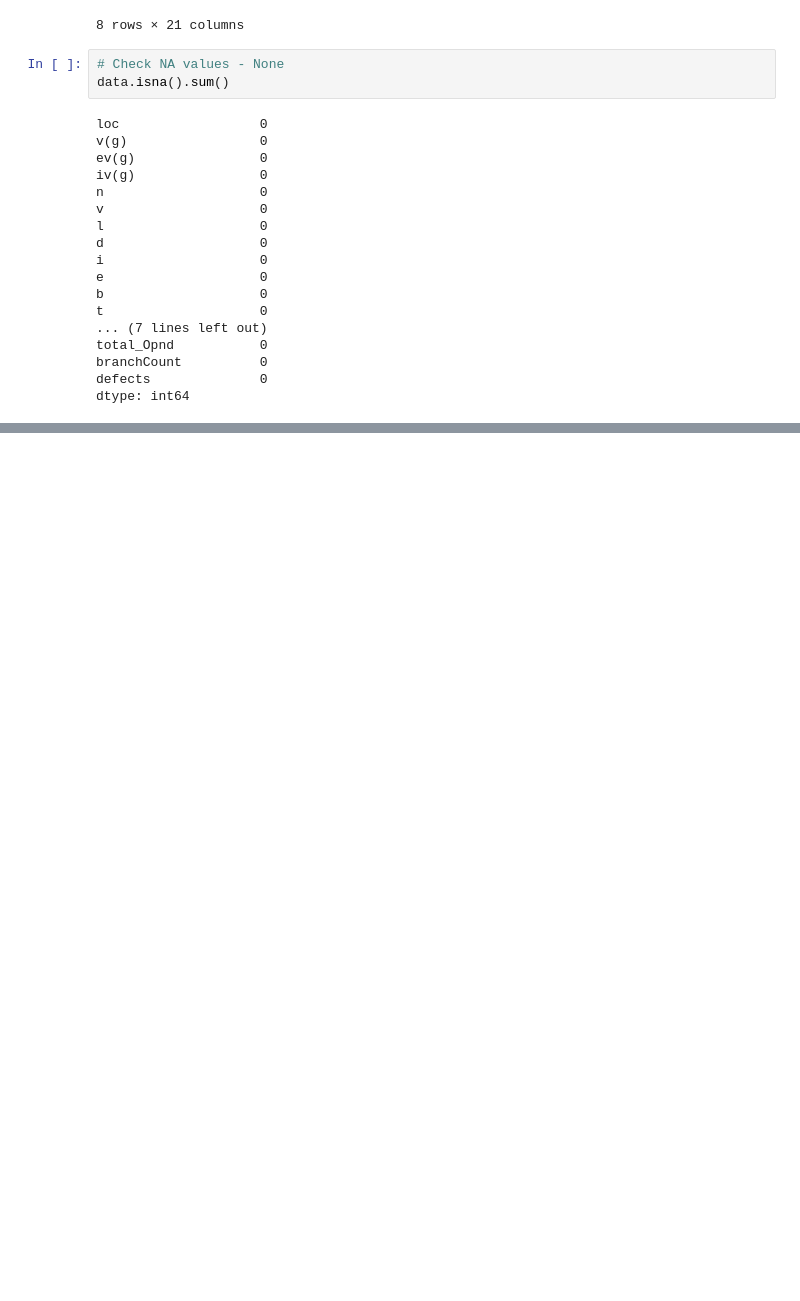
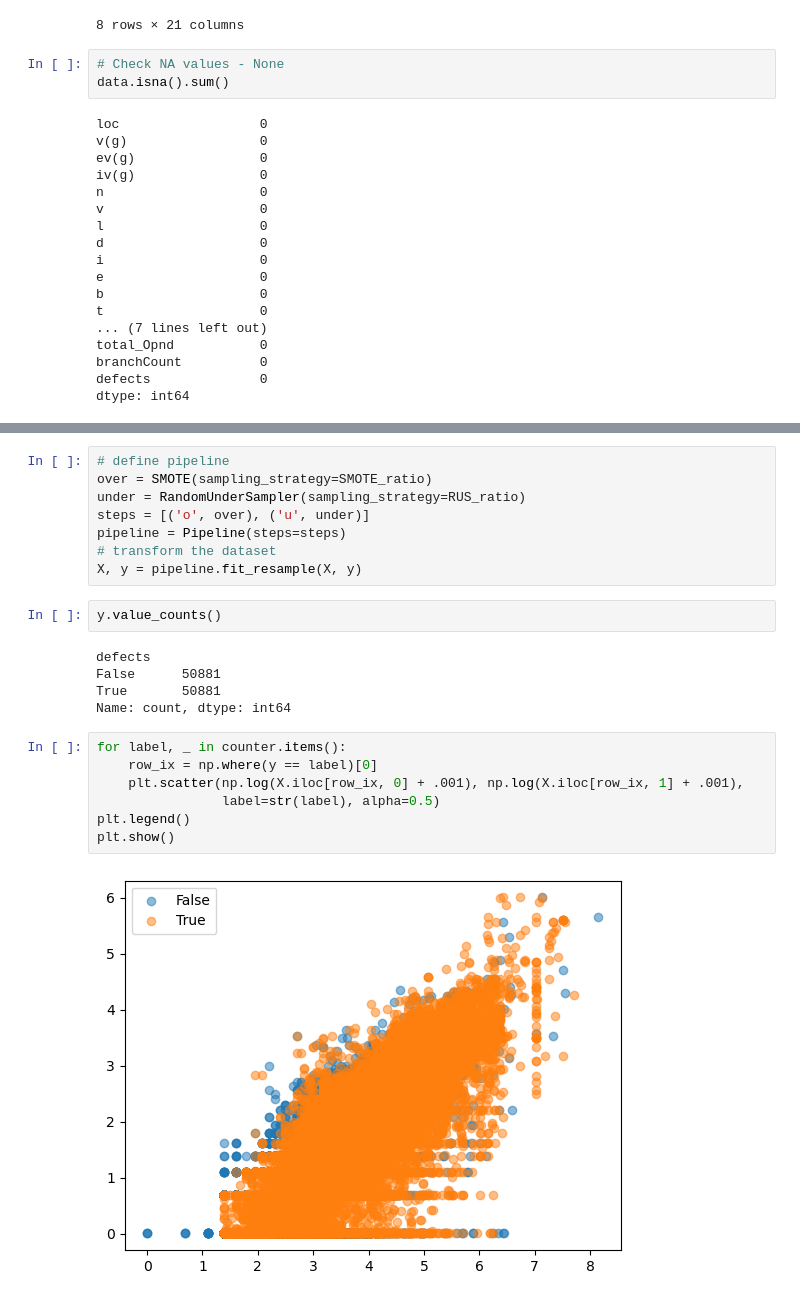
Before and after one commit to MenciusChin/Kaggle, a Jupyter notebook: playground/s3e23/eda.ipynb, the cells around one changed output, grey strips where cells are left out. Saved outputs shown, nothing was run; the diff lists cells and outputs as text; blank space fills up the shorter version.

```diff
--- a/playground/s3e23/eda.ipynb
+++ b/playground/s3e23/eda.ipynb
@@ -155,0 +174,24 @@ Name: count, dtype: int64
+# %%
+# define pipeline
+over = SMOTE(sampling_strategy=SMOTE_ratio)
+under = RandomUnderSampler(sampling_strategy=RUS_ratio)
+steps = [('o', over), ('u', under)]
+pipeline = Pipeline(steps=steps)
+# transform the dataset
+X, y = pipeline.fit_resample(X, y)
+# %%
+y.value_counts()
+# %% [output]
+defects
+False      50881
+True       50881
+Name: count, dtype: int64
+# %%
+for label, _ in counter.items():
+    row_ix = np.where(y == label)[0]
+    plt.scatter(np.log(X.iloc[row_ix, 0] + .001), np.log(X.iloc[row_ix, 1] + .001),
+                label=str(label), alpha=0.5)
+plt.legend()
+plt.show()
+# %% [output]
+[figure, added]
```
Also changed, not shown: parts of 7 cells of this notebook.
